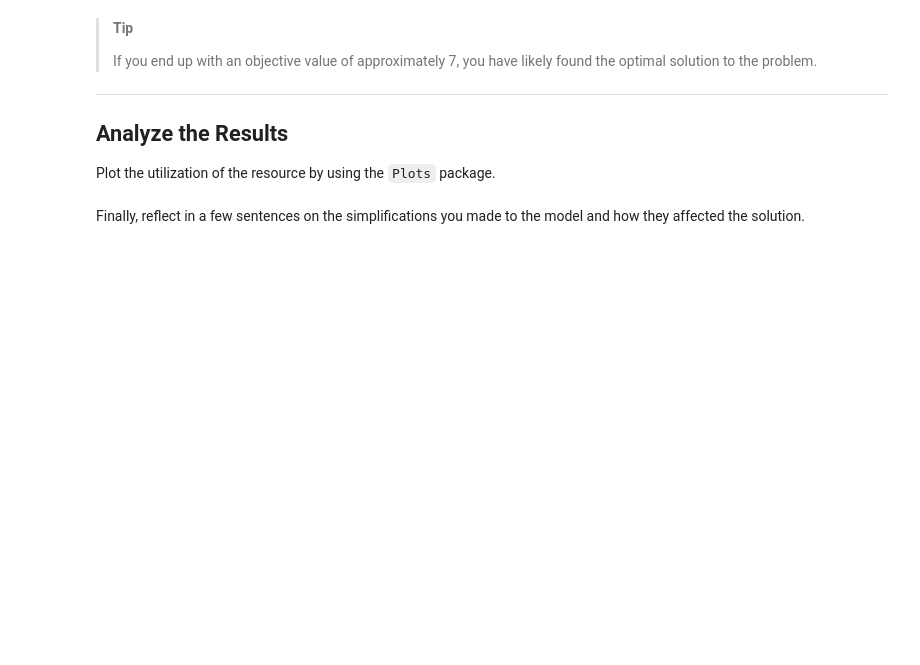
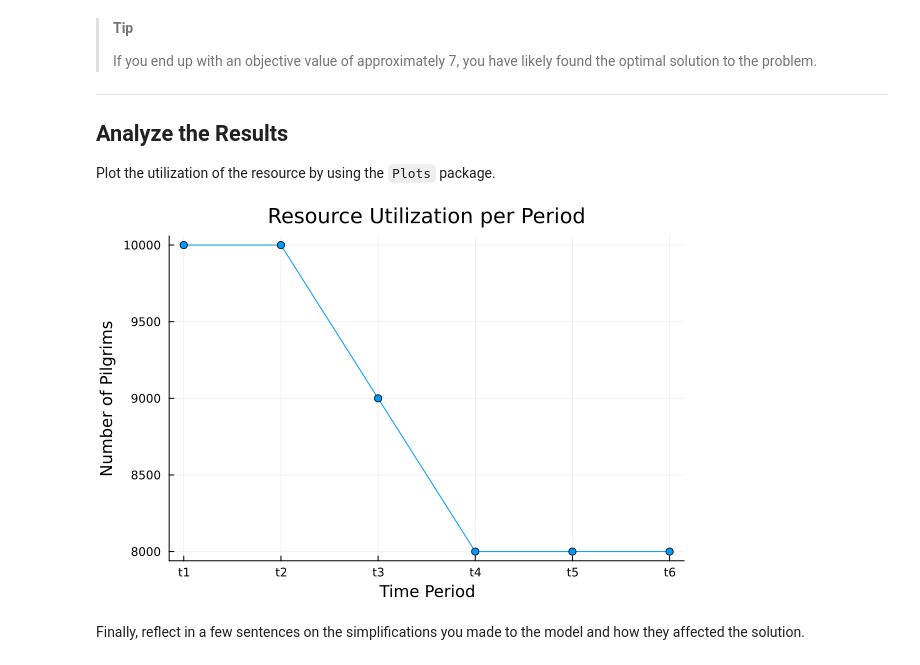
Before and after one commit to ozanarifyavuz/Applied-Optimization, a Jupyter notebook: tutorial-09-safety (1).ipynb, the cells around one changed output. Saved outputs shown, nothing was run; the diff lists cells and outputs as text; code cells hidden in the pictures; blank space fills up the shorter version.

```diff
--- a/tutorial-09-safety (1).ipynb
+++ b/tutorial-09-safety (1).ipynb
@@ -227,6 +228,20 @@ Presolve reductions: rows 31(-75); columns 96(-0); nonzeros 206(-672)
 Plot the utilization of the resource by using the `Plots` package.
 # %%
 # YOUR CODE BELOW
+periods = collect(T)
+utilization = [value(L[t]) for t in periods]
+
+plot(
+    periods,
+    utilization,
+    xlabel = "Time Period",
+    ylabel = "Number of Pilgrims",
+    title  = "Resource Utilization per Period",
+    marker = :circle,
+    legend = false
+)
+# %% [output]
+[figure, added]
 # %% [markdown]
 Finally, reflect in a few sentences on the simplifications you made to
 the model and how they affected the solution.
```
Also changed, not shown: parts of 6 cells of this notebook.
